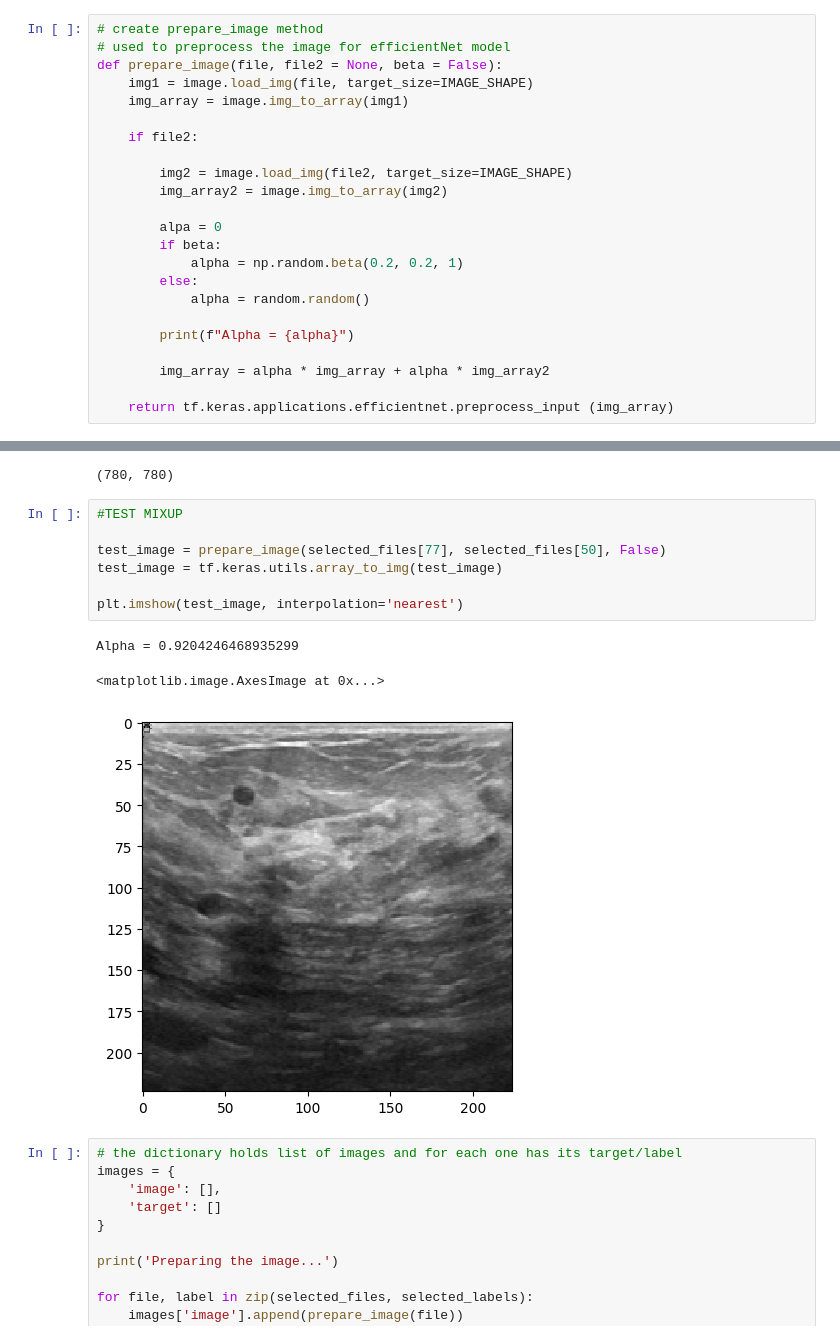
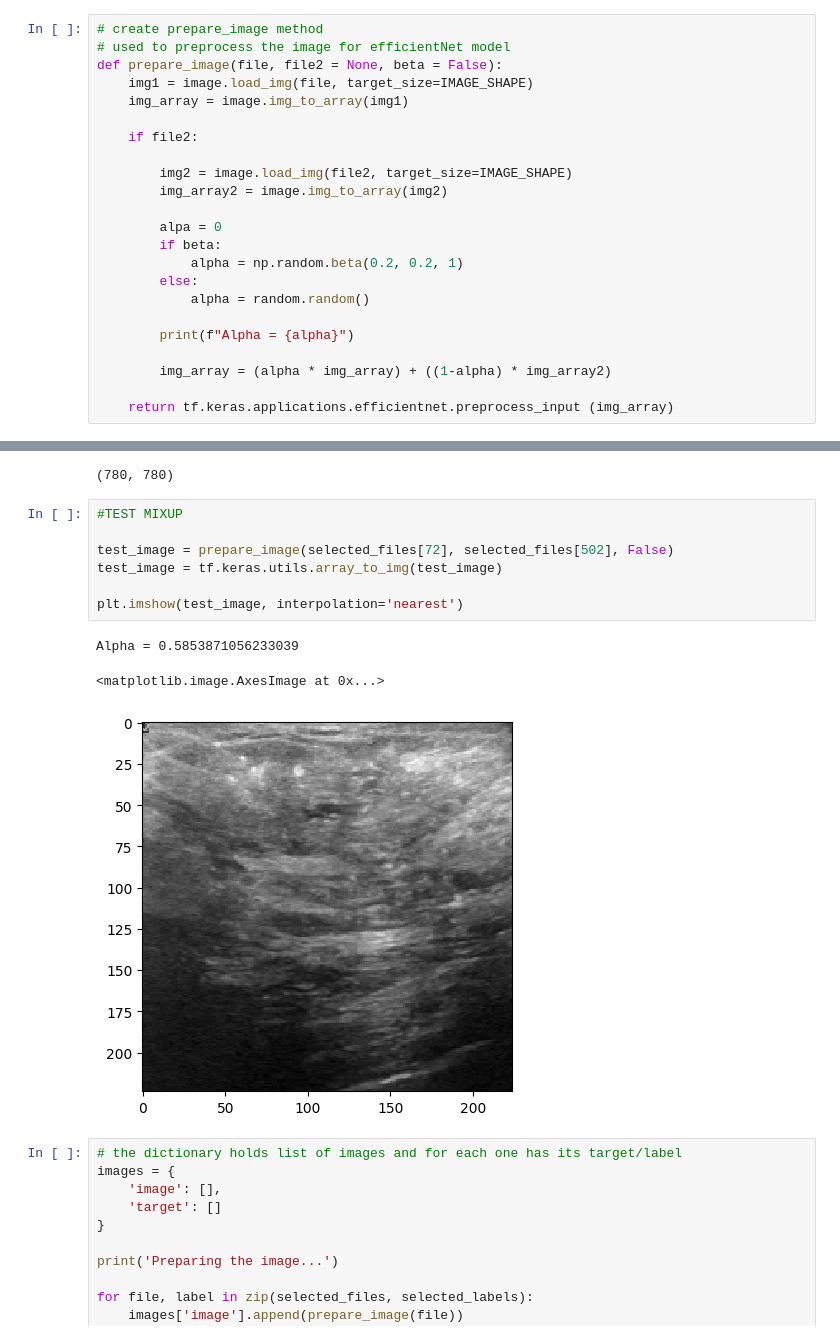
Before and after one commit to willpoulett/MUBA_pipeline, a Jupyter notebook: main2.ipynb, the cells around one changed output, grey strips where cells are left out. Cells and saved outputs as stored; diff of their text form.

```diff
--- a/main2.ipynb
+++ b/main2.ipynb
@@ -40,7 +40,7 @@ def prepare_image(file, file2 = None, beta = False):
 
         print(f"Alpha = {alpha}")
 
-        img_array = alpha * img_array + alpha * img_array2
+        img_array = (alpha * img_array) + ((1-alpha) * img_array2)
 
     return tf.keras.applications.efficientnet.preprocess_input (img_array)
 # %%
@@ -80,14 +76,14 @@ len(selected_files), len(selected_labels)
 # %%
 #TEST MIXUP
 
-test_image = prepare_image(selected_files[77], selected_files[50], False)
+test_image = prepare_image(selected_files[72], selected_files[502], False)
 test_image = tf.keras.utils.array_to_img(test_image)
 
 plt.imshow(test_image, interpolation='nearest')
 # %% [output]
-Alpha = 0.9204246468935299
+Alpha = 0.5853871056233039
 <matplotlib.image.AxesImage at 0x...>
-[figure, old version]
+[figure, new version]
 # %%
 # the dictionary holds list of images and for each one has its target/label
 images = {
```
Also changed, not shown: parts of 20 cells of this notebook, 1 other file.
